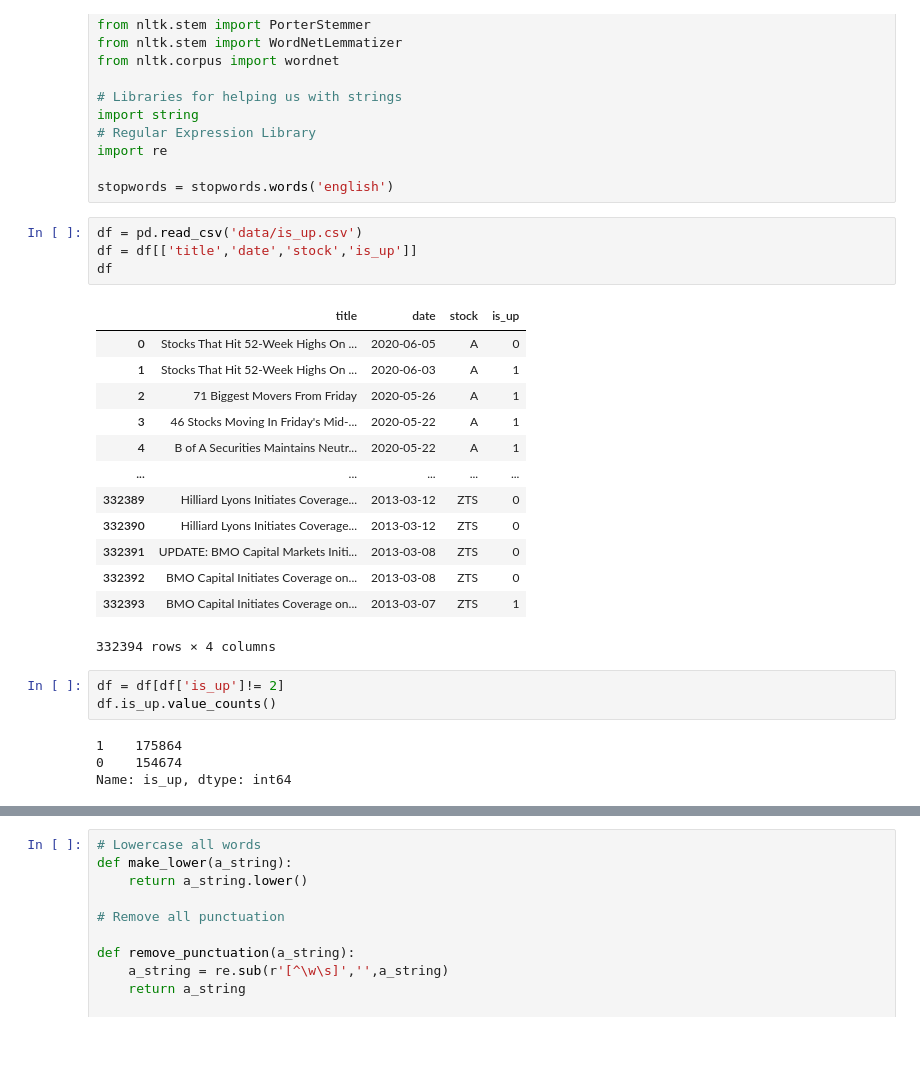
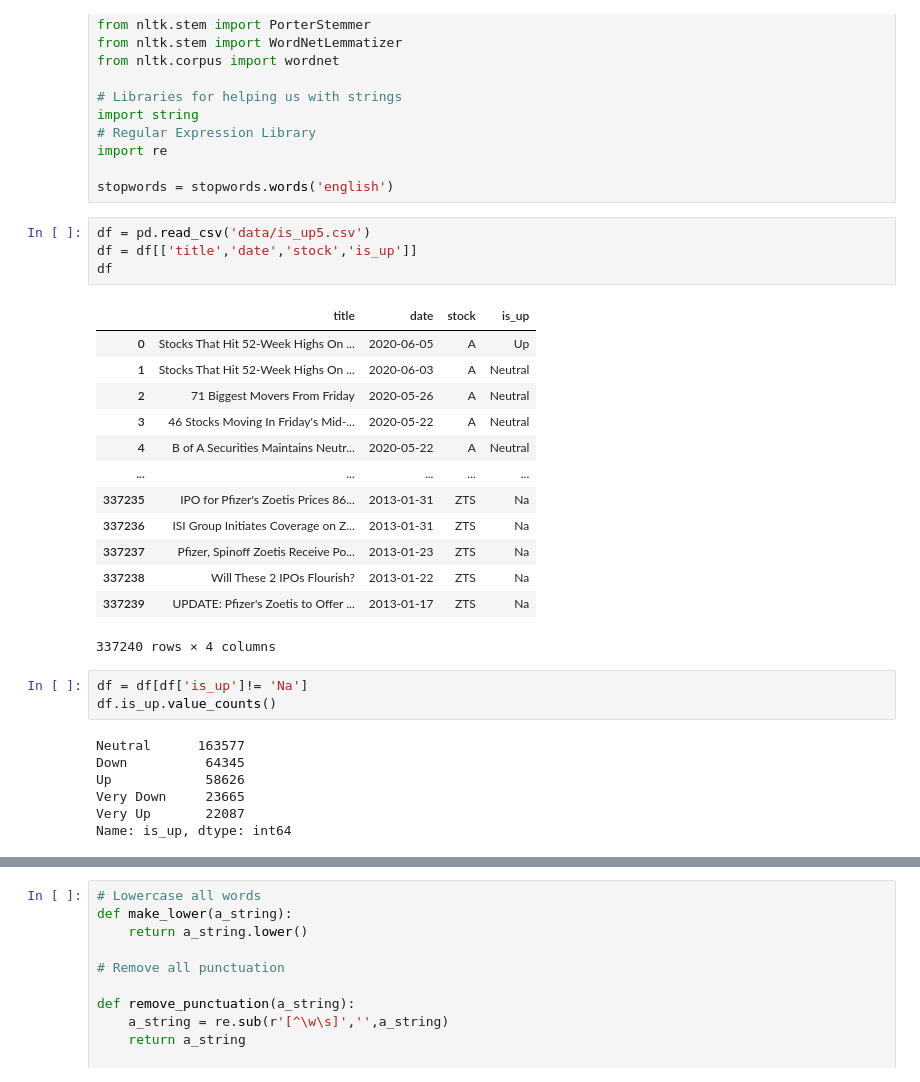
Before and after one commit to Sushobhan55/stock_sentiment_analysis, a Jupyter notebook: Recleaning.ipynb, the cells around one changed output, grey strips where cells are left out. Drawn from its saved outputs; the diff is of its cells as text; blank space fills up the shorter version.

```diff
--- a/Recleaning.ipynb
+++ b/Recleaning.ipynb
@@ -17,27 +17,30 @@ import re
 
 stopwords = stopwords.words('english')
 # %%
-df = pd.read_csv('data/is_up.csv')
+df = pd.read_csv('data/is_up5.csv')
 df = df[['title','date','stock','is_up']]
 df
 # %% [output]
 |  | title | date | stock | is_up |
-| 0 | Stocks That Hit 52-Week Highs On ... | 2020-06-05 | A | 0 |
-| 1 | Stocks That Hit 52-Week Highs On ... | 2020-06-03 | A | 1 |
-| 2 | 71 Biggest Movers From Friday | 2020-05-26 | A | 1 |
-| 3 | 46 Stocks Moving In Friday's Mid-... | 2020-05-22 | A | 1 |
-| 4 | B of A Securities Maintains Neutr... | 2020-05-22 | A | 1 |
+| 0 | Stocks That Hit 52-Week Highs On ... | 2020-06-05 | A | Up |
+| 1 | Stocks That Hit 52-Week Highs On ... | 2020-06-03 | A | Neutral |
+| 2 | 71 Biggest Movers From Friday | 2020-05-26 | A | Neutral |
+| 3 | 46 Stocks Moving In Friday's Mid-... | 2020-05-22 | A | Neutral |
+| 4 | B of A Securities Maintains Neutr... | 2020-05-22 | A | Neutral |
 | ... | ... | ... | ... | ... |
-| 332389 | Hilliard Lyons Initiates Coverage... | 2013-03-12 | ZTS | 0 |
-| 332390 | Hilliard Lyons Initiates Coverage... | 2013-03-12 | ZTS | 0 |
-| 332391 | UPDATE: BMO Capital Markets Initi... | 2013-03-08 | ZTS | 0 |
-| 332392 | BMO Capital Initiates Coverage on... | 2013-03-08 | ZTS | 0 |
-| 332393 | BMO Capital Initiates Coverage on... | 2013-03-07 | ZTS | 1 |
+| 337235 | IPO for Pfizer's Zoetis Prices 86... | 2013-01-31 | ZTS | Na |
+| 337236 | ISI Group Initiates Coverage on Z... | 2013-01-31 | ZTS | Na |
+| 337237 | Pfizer, Spinoff Zoetis Receive Po... | 2013-01-23 | ZTS | Na |
+| 337238 | Will These 2 IPOs Flourish? | 2013-01-22 | ZTS | Na |
+| 337239 | UPDATE: Pfizer's Zoetis to Offer ... | 2013-01-17 | ZTS | Na |
-332394 rows × 4 columns
+337240 rows × 4 columns
 # %%
-df = df[df['is_up']!= 2]
+df = df[df['is_up']!= 'Na']
 df.is_up.value_counts()
 # %% [output]
-1    175864
-0    154674
+Neutral      163577
+Down          64345
+Up            58626
+Very Down     23665
+Very Up       22087
 Name: is_up, dtype: int64
```
Also changed, not shown: parts of 8 cells of this notebook, 3 other files.
